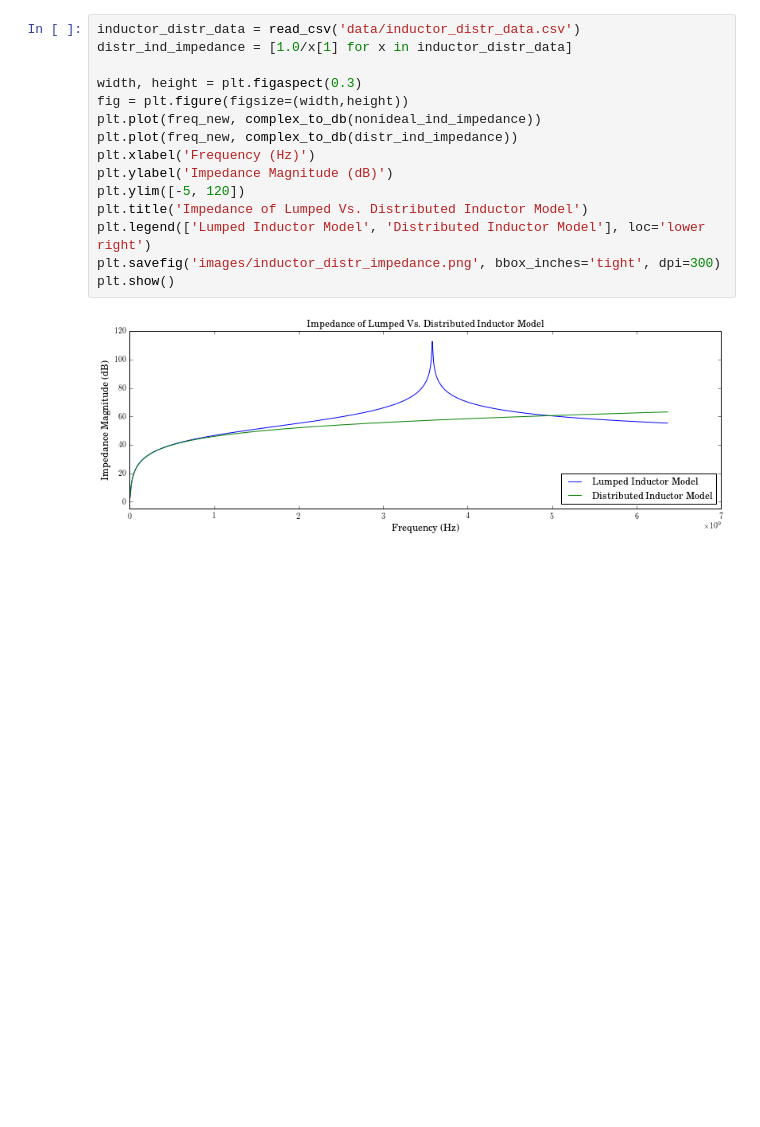
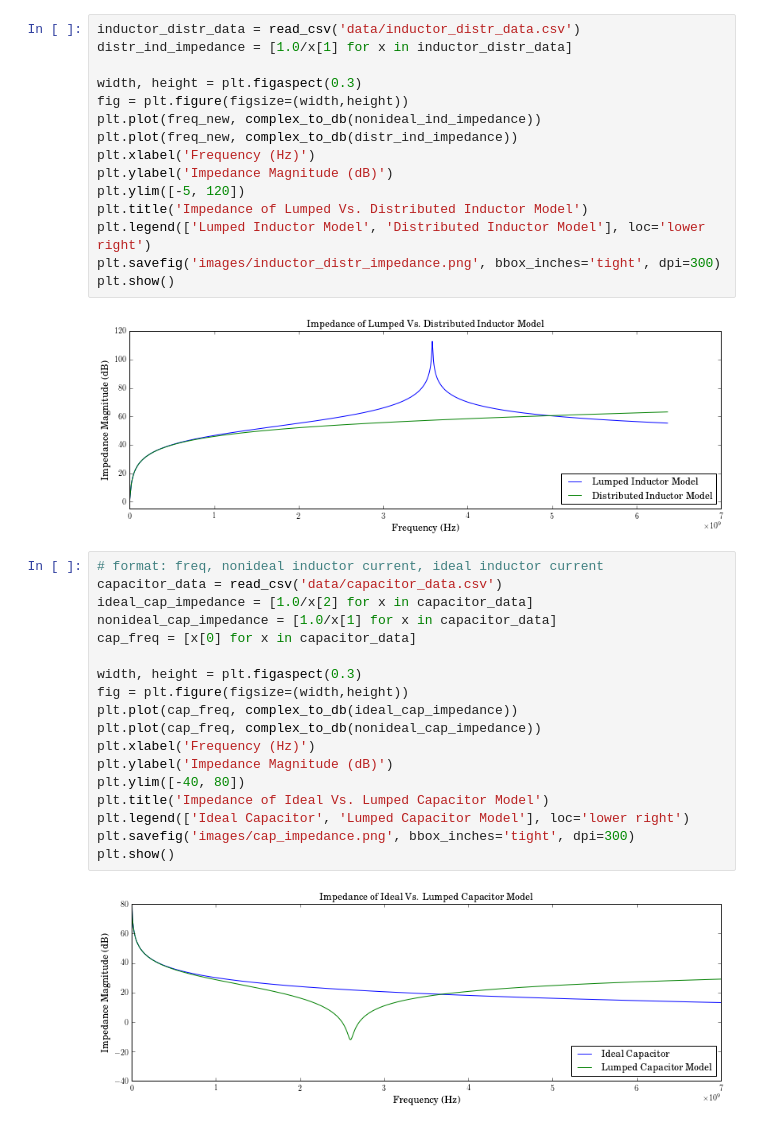
Before and after one commit to vighneshiyer/ee142, a Jupyter notebook: Labs/lab1/prelab/prelab_plotting.ipynb, the cells around one changed output. Cells and saved outputs as stored; diff of their text form; blank space fills up the shorter version.

```diff
--- a/Labs/lab1/prelab/prelab_plotting.ipynb
+++ b/Labs/lab1/prelab/prelab_plotting.ipynb
@@ -109,3 +109,23 @@ plt.savefig('images/inductor_distr_impedance.png', bbox_inches='tight', dpi=300)
 plt.show()
 # %% [output]
 [figure]
+# %%
+# format: freq, nonideal inductor current, ideal inductor current
+capacitor_data = read_csv('data/capacitor_data.csv')
+ideal_cap_impedance = [1.0/x[2] for x in capacitor_data]
+nonideal_cap_impedance = [1.0/x[1] for x in capacitor_data]
+cap_freq = [x[0] for x in capacitor_data]
+
+width, height = plt.figaspect(0.3)
+fig = plt.figure(figsize=(width,height))
+plt.plot(cap_freq, complex_to_db(ideal_cap_impedance))
+plt.plot(cap_freq, complex_to_db(nonideal_cap_impedance))
+plt.xlabel('Frequency (Hz)')
+plt.ylabel('Impedance Magnitude (dB)')
+plt.ylim([-40, 80])
+plt.title('Impedance of Ideal Vs. Lumped Capacitor Model')
+plt.legend(['Ideal Capacitor', 'Lumped Capacitor Model'], loc='lower right')
+plt.savefig('images/cap_impedance.png', bbox_inches='tight', dpi=300)
+plt.show()
+# %% [output]
+[figure, added]
```
Also changed, not shown: parts of 2 cells of this notebook, 6 other files.
